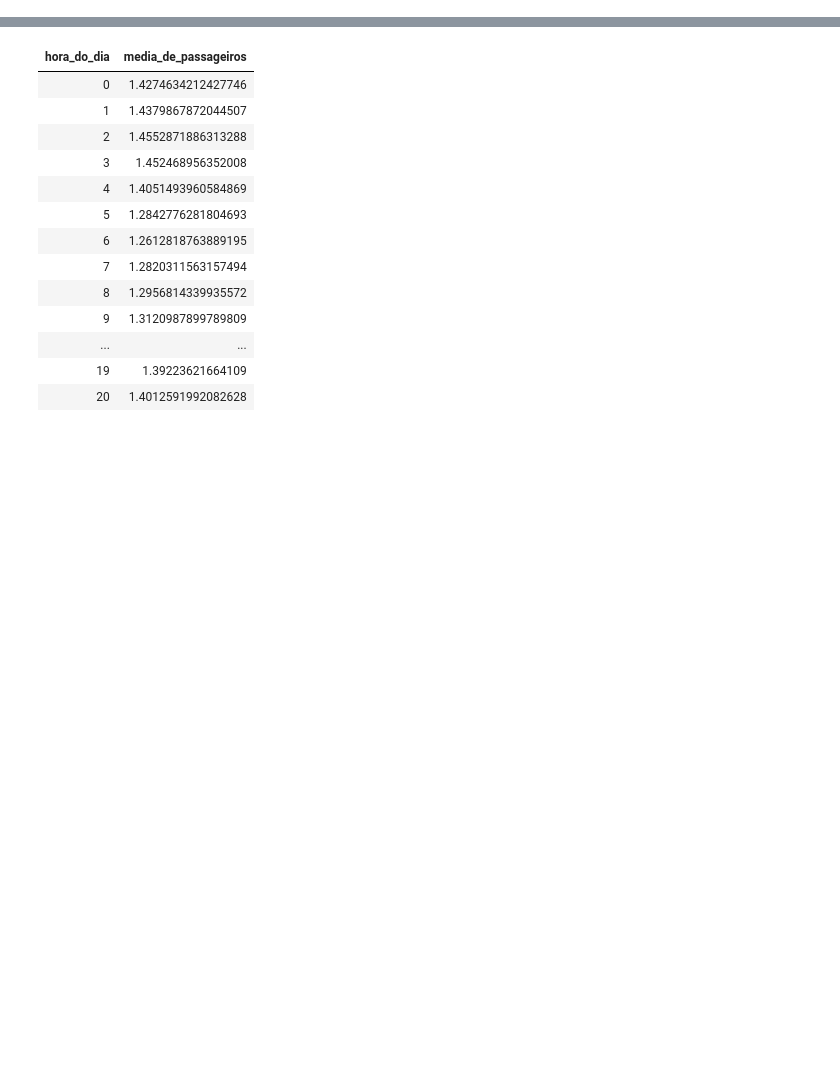
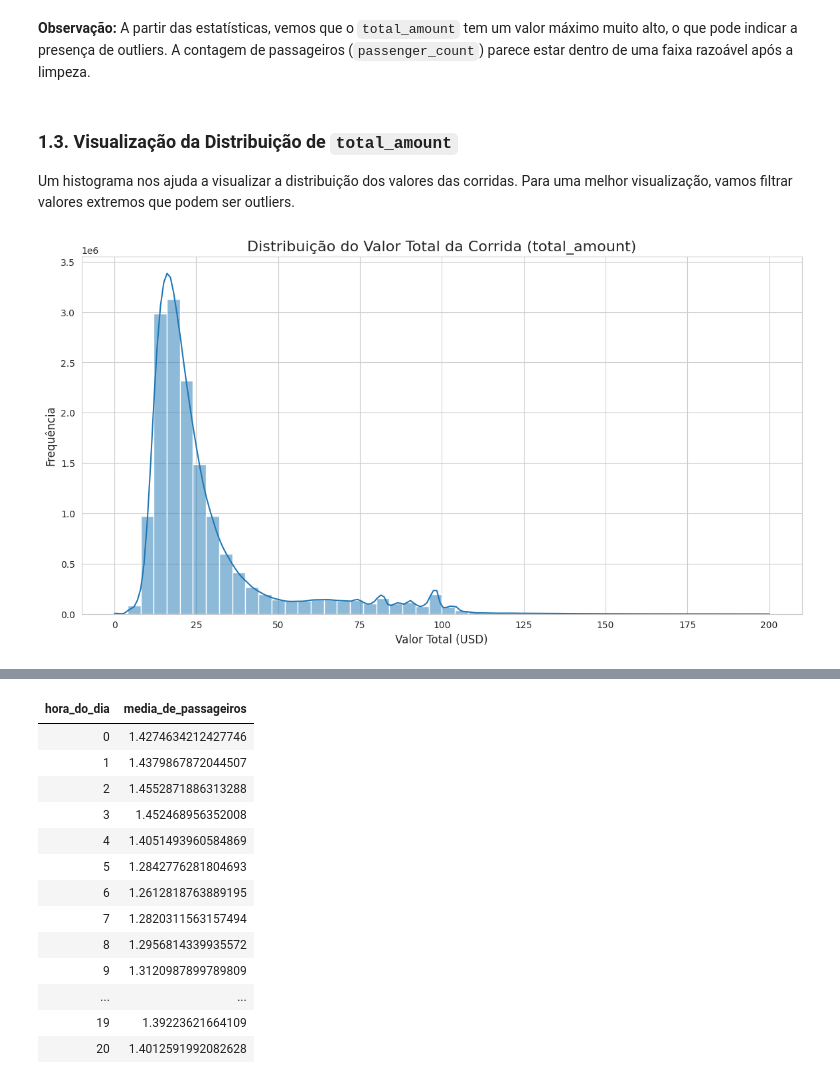
Before and after one commit to jwell91/ifood-case, a Jupyter notebook: analysis/analises.ipynb, the cells around one changed output, grey strips where cells are left out. Drawn from its saved outputs; the diff is of its cells as text; code cells hidden in the pictures; blank space fills up the shorter version.

```diff
--- a/analysis/analises.ipynb
+++ b/analysis/analises.ipynb
@@ -5,0 +13,14 @@ Para isso, agrupamos os dados por ano e mês e aplicamos a função de agregaç
+# %%
+%python
+# Importando bibliotecas necessárias para visualização
+import pandas as pd
+import matplotlib.pyplot as plt
+import seaborn as sns
+
+# Configurando o estilo dos gráficos
+sns.set_style("whitegrid")
+plt.rcParams['figure.figsize'] = (12, 6)
+
+# Carregando a tabela para um DataFrame do Spark
+table_name = "ifood_challenge.yellow_taxi_trips"
+df = spark.table(table_name)
@@ -5,0 +67,18 @@ Para isso, agrupamos os dados por ano e mês e aplicamos a função de agregaç
+# %% [markdown]
+**Observação:** A partir das estatísticas, vemos que o `total_amount` tem um valor máximo muito alto, o que pode indicar a presença de outliers. A contagem de passageiros (`passenger_count`) parece estar dentro de uma faixa razoável após a limpeza.
+# %% [markdown]
+### 1.3. Visualização da Distribuição de `total_amount`
+Um histograma nos ajuda a visualizar a distribuição dos valores das corridas. Para uma melhor visualização, vamos filtrar valores extremos que podem ser outliers.
+# %%
+%python
+# Convertendo para Pandas para plotagem, filtrando outliers para melhor visualização
+pandas_df = df.select("total_amount").filter("total_amount >= 0 AND total_amount < 200").toPandas()
+
+plt.figure(figsize=(14, 7))
+sns.histplot(pandas_df['total_amount'], bins=50, kde=True)
+plt.title('Distribuição do Valor Total da Corrida (total_amount)', fontsize=16)
+plt.xlabel('Valor Total (USD)', fontsize=12)
+plt.ylabel('Frequência', fontsize=12)
+plt.show()
+# %% [output]
+[figure, added]
```
Also changed, not shown: parts of 19 cells of this notebook, 2 other files.
